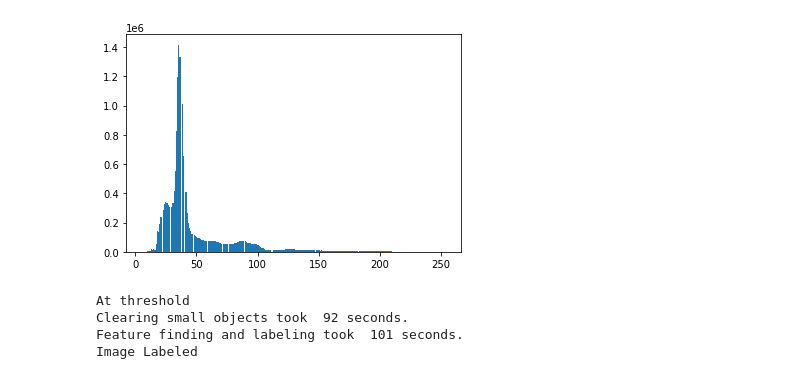
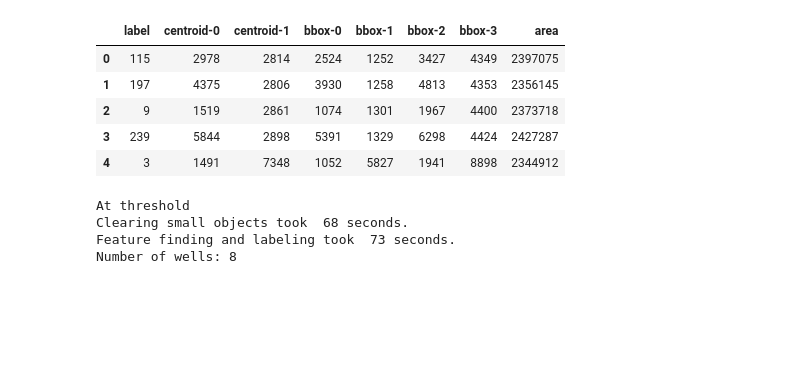
Before and after one commit to Neuroplant-Resources/Neuroplant-OWL, a Jupyter notebook: Hybrid.ipynb, the cells around one changed output. Drawn from its saved outputs; the diff is of its cells as text; code cells hidden in the pictures; blank space fills up the shorter version.

```diff
--- a/Hybrid.ipynb
+++ b/Hybrid.ipynb
@@ -46,7 +35,2 @@ imshow(insert)
-# %%
-ax = plt.hist(no_insert.ravel(), bins = 256)
-plt.show()
-# %% [output]
-[figure, removed]
 # %%
 base_folder = plb.Path('/Users/emilyfryer/Documents/Current_analysis')
@@ -56,13 +49,21 @@ fig_path = base_folder.joinpath('Figures')
+# %%
+wells.head()
+# %% [output]
+|  | label | centroid-0 | centroid-1 | bbox-0 | bbox-1 | bbox-2 | bbox-3 | area |
+| 0 | 115 | 2978 | 2814 | 2524 | 1252 | 3427 | 4349 | 2397075 |
+| 1 | 197 | 4375 | 2806 | 3930 | 1258 | 4813 | 4353 | 2356145 |
+| 2 | 9 | 1519 | 2861 | 1074 | 1301 | 1967 | 4400 | 2373718 |
+| 3 | 239 | 5844 | 2898 | 5391 | 1329 | 6298 | 4424 | 2427287 |
+| 4 | 3 | 1491 | 7348 | 1052 | 5827 | 1941 | 8898 | 2344912 |
 # %%
 
 label_begin = time.time()
 #os.chdir(path_img)
-image=np.invert(imread(path_img))
-
+image_nvrt = np.invert(test_image)
 # apply threshold
 print('At threshold')
-thresh = filters.threshold_otsu(image)
-bw = closing(image > thresh, square(10))
+thresh = filters.threshold_otsu(image_nvrt)
+bw = closing(image_nvrt > thresh, square(10))
 
 # remove artifacts connected to image border
 cleared = remove_small_objects(clear_border(bw), 1000000)
@@ -72,9 +73,21 @@ print('Clearing small objects took ', str(int(time.time() - label_begin)), 'seco
 label_image = label(bw)
 print('Feature finding and labeling took ', str(int(time.time() - label_begin)), 'seconds.')
 #image_label_overlay = label2rgb(label_image, image=image, bg_label=0)
-print('Image Labeled')
+
+props = regionprops_table(label_image, properties=('label','centroid', 'bbox', 'area'))
+dff=pd.DataFrame(props)
+
+df_area = dff.sort_values(by=['area'], ascending=False)
+center_mass = (df_area['centroid-1'][0], df_area['centroid-0'][0])
+df_area.to_csv(path_or_buf=path_rslt.joinpath('df_area.csv'))
+
+wells = df_area[(df_area.area>= 2000000) & (df_area.area<=2500000)]
+wells=wells.sort_values(by=['bbox-1'])
+print('Number of wells: ' + str(len(wells)))
+
+wells.reset_index(drop=True, inplace=True)
 # %% [output]
 At threshold
-Clearing small objects took  92 seconds.
-Feature finding and labeling took  101 seconds.
-Image Labeled
+Clearing small objects took  68 seconds.
+Feature finding and labeling took  73 seconds.
+Number of wells: 8
```
Also changed, not shown: parts of 33 cells of this notebook, 2 other files.
